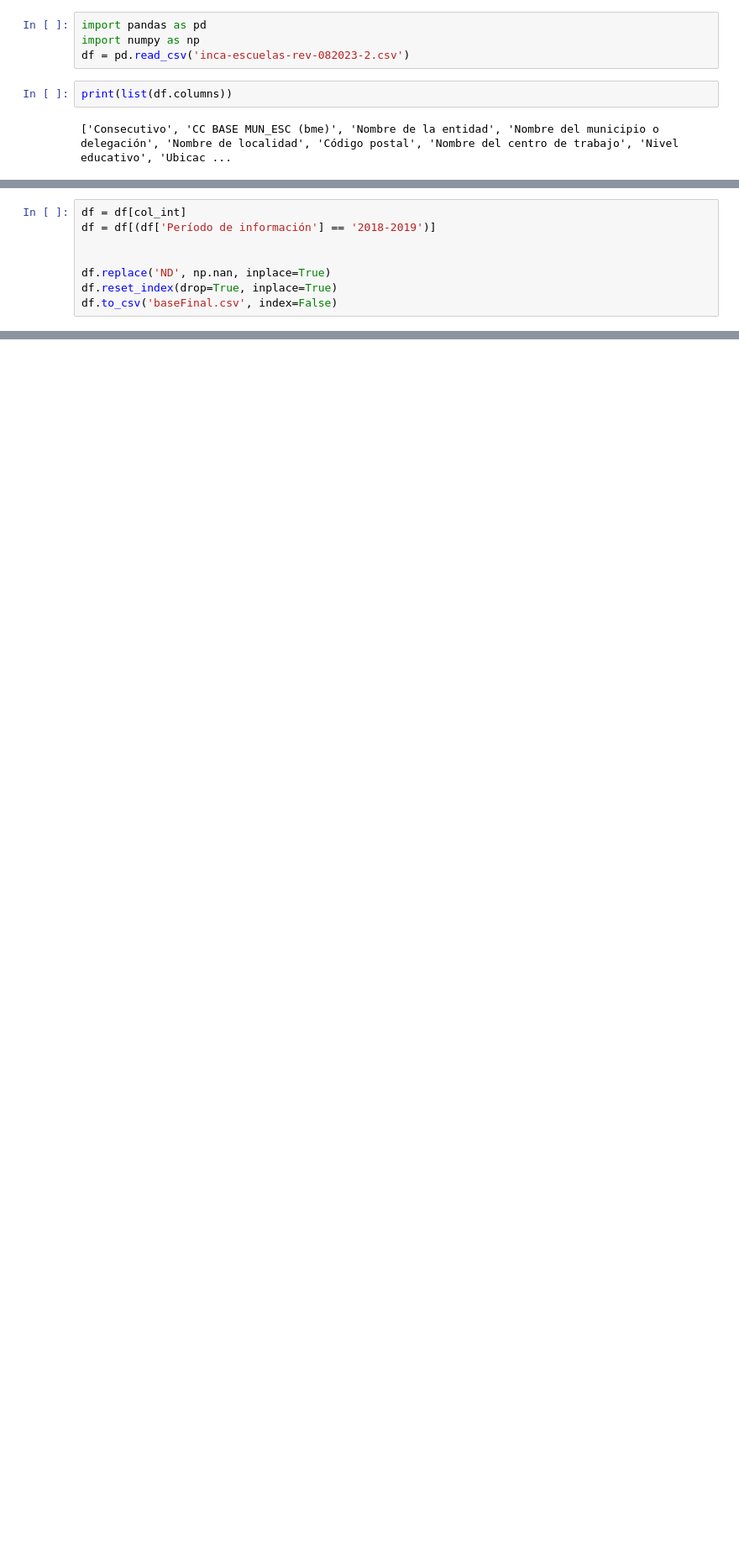
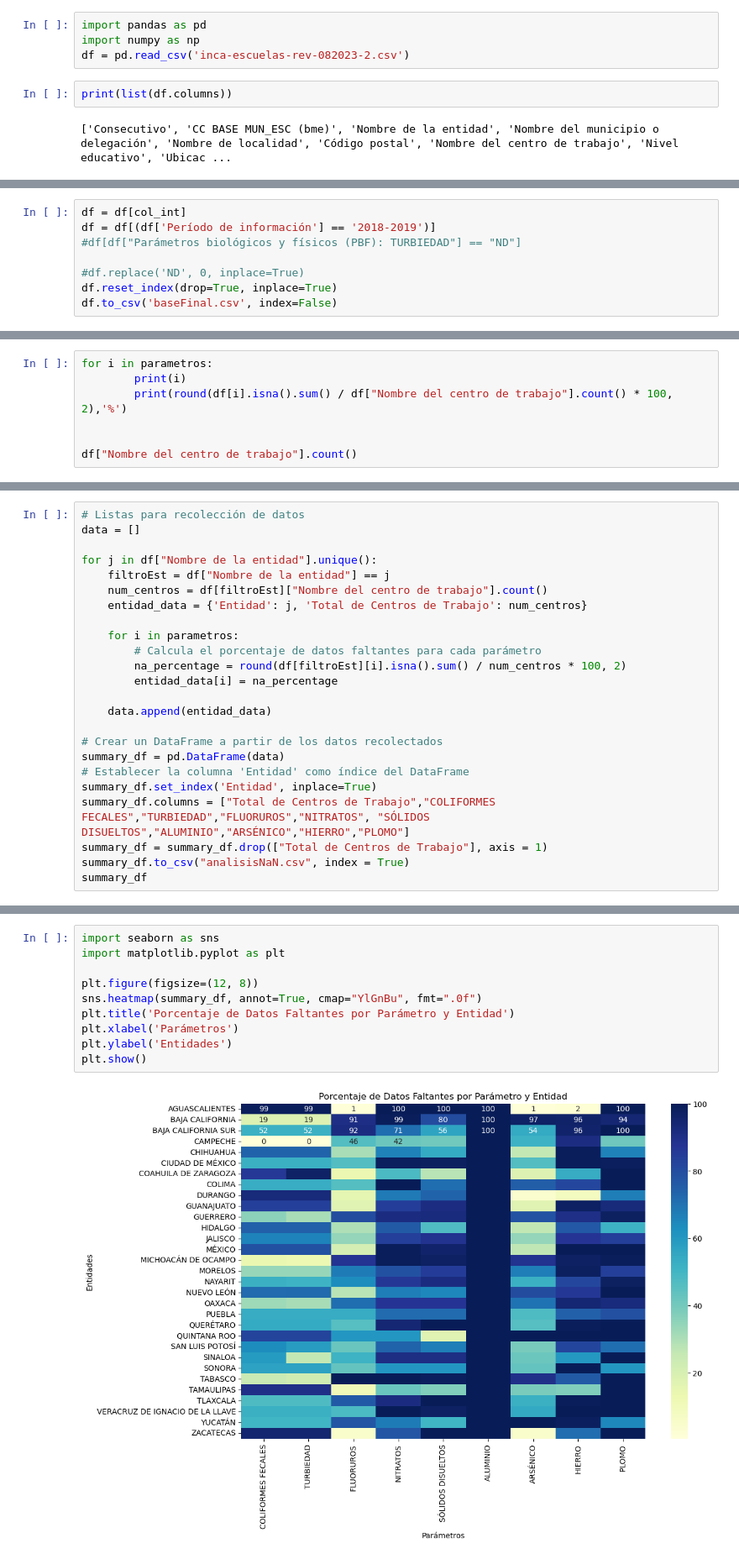
Before and after one commit to dataviz-itam/hackat-n-agua-en-escuelas-Maria-Raymundo-Andrea, a Jupyter notebook: eda.ipynb, the cells around one changed output, grey strips where cells are left out. Shown at 84% size. Drawn from its saved outputs; the diff is of its cells as text; blank space fills up the shorter version.

```diff
--- a/eda.ipynb
+++ b/eda.ipynb
@@ -11,8 +14,8 @@ col_int = ["Nombre de la entidad", "Nombre del municipio o delegación", "Nombre
 # %%
 df = df[col_int]
 df = df[(df['Período de información'] == '2018-2019')]
+#df[df["Parámetros biológicos y físicos (PBF): TURBIEDAD"] == "ND"]
 
-
-df.replace('ND', np.nan, inplace=True)
+#df.replace('ND', 0, inplace=True)
 df.reset_index(drop=True, inplace=True)
 df.to_csv('baseFinal.csv', index=False)
@@ -38,0 +40,7 @@ nan
+# %%
+for i in parametros:
+        print(i)
+        print(round(df[i].isna().sum() / df["Nombre del centro de trabajo"].count() * 100, 2),'%')
+
+
+df["Nombre del centro de trabajo"].count()
@@ -38,0 +95,24 @@ nan
+# %%
+# Listas para recolección de datos
+data = []
+
+for j in df["Nombre de la entidad"].unique():
+    filtroEst = df["Nombre de la entidad"] == j
+    num_centros = df[filtroEst]["Nombre del centro de trabajo"].count()
+    entidad_data = {'Entidad': j, 'Total de Centros de Trabajo': num_centros}
+
+    for i in parametros:
+        # Calcula el porcentaje de datos faltantes para cada parámetro
+        na_percentage = round(df[filtroEst][i].isna().sum() / num_centros * 100, 2)
+        entidad_data[i] = na_percentage
+
+    data.append(entidad_data)
+
+# Crear un DataFrame a partir de los datos recolectados
+summary_df = pd.DataFrame(data)
+# Establecer la columna 'Entidad' como índice del DataFrame
+summary_df.set_index('Entidad', inplace=True)
+summary_df.columns = ["Total de Centros de Trabajo","COLIFORMES FECALES","TURBIEDAD","FLUORUROS","NITRATOS", "SÓLIDOS DISUELTOS","ALUMINIO","ARSÉNICO","HIERRO","PLOMO"]
+summary_df = summary_df.drop(["Total de Centros de Trabajo"], axis = 1)
+summary_df.to_csv("analisisNaN.csv", index = True)
+summary_df
@@ -38,0 +150,12 @@ nan
+# %%
+import seaborn as sns
+import matplotlib.pyplot as plt
+
+plt.figure(figsize=(12, 8))
+sns.heatmap(summary_df, annot=True, cmap="YlGnBu", fmt=".0f")
+plt.title('Porcentaje de Datos Faltantes por Parámetro y Entidad')
+plt.xlabel('Parámetros')
+plt.ylabel('Entidades')
+plt.show()
+# %% [output]
+[figure, added]
```
Also changed, not shown: parts of 18 cells of this notebook, 6 other files.
